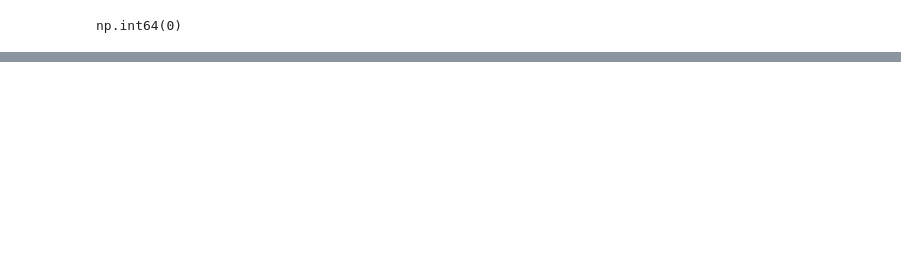
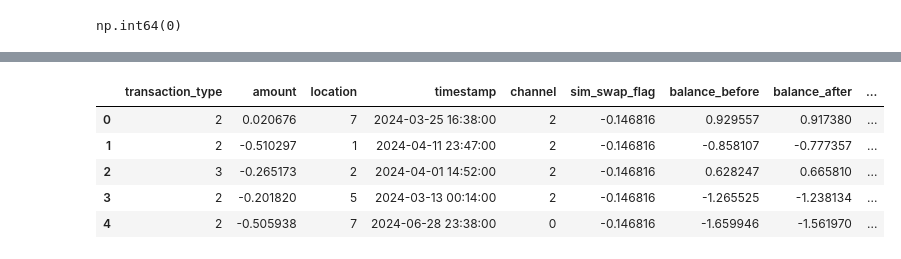
Before and after one commit to promibe/M-Pesa-Fraud-Transaction-Detection-System-, a Jupyter notebook: Fraud_detection.ipynb, the cells around one changed output, grey strips where cells are left out. Cells and saved outputs as stored; diff of their text form; code cells hidden in the pictures; blank space fills up the shorter version.

```diff
--- a/Fraud_detection.ipynb
+++ b/Fraud_detection.ipynb
@@ -110,0 +141,6 @@ df
+# %%
+#visualizing the numerical variables
+for col in df.select_dtypes(include=['float','int']).columns:
+    sns.histplot(data=df[col], bins=50)
+    plt.xticks(rotation=90)
+    plt.show()
@@ -110,0 +173,23 @@ df
+# %%
+from sklearn.preprocessing import StandardScaler, LabelEncoder
+
+# Feature scaling
+scaler = StandardScaler()
+for col in df.select_dtypes(exclude=['object','datetime64[ns]']):
+    df[col] = scaler.fit_transform(df[[col]])
+# %%
+
+
+# Encode categorical features (e.g., transaction_type, location)
+label_encoder = LabelEncoder()
+for col in df.select_dtypes(include='object'):
+    df[col] = label_encoder.fit_transform(df[col])
+# %%
+df.head()
+# %% [output]
+|  | transaction_type | amount | location | timestamp | channel | sim_swap_flag | balance_before | balance_after | ... |
+| 0 | 2 | 0.020676 | 7 | 2024-03-25 16:38:00 | 2 | -0.146816 | 0.929557 | 0.917380 | ... |
+| 1 | 2 | -0.510297 | 1 | 2024-04-11 23:47:00 | 2 | -0.146816 | -0.858107 | -0.777357 | ... |
+| 2 | 3 | -0.265173 | 2 | 2024-04-01 14:52:00 | 2 | -0.146816 | 0.628247 | 0.665810 | ... |
+| 3 | 2 | -0.201820 | 5 | 2024-03-13 00:14:00 | 2 | -0.146816 | -1.265525 | -1.238134 | ... |
+| 4 | 2 | -0.505938 | 7 | 2024-06-28 23:38:00 | 0 | -0.146816 | -1.659946 | -1.561970 | ... |
```
Also changed, not shown: parts of 15 cells of this notebook, 2 other files.
